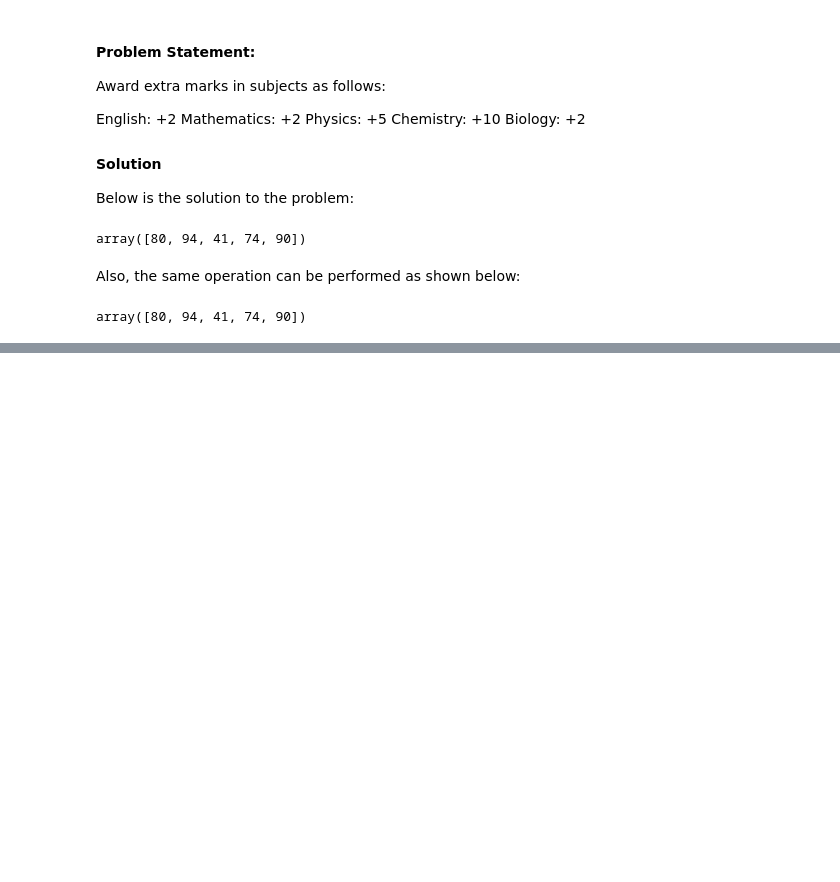
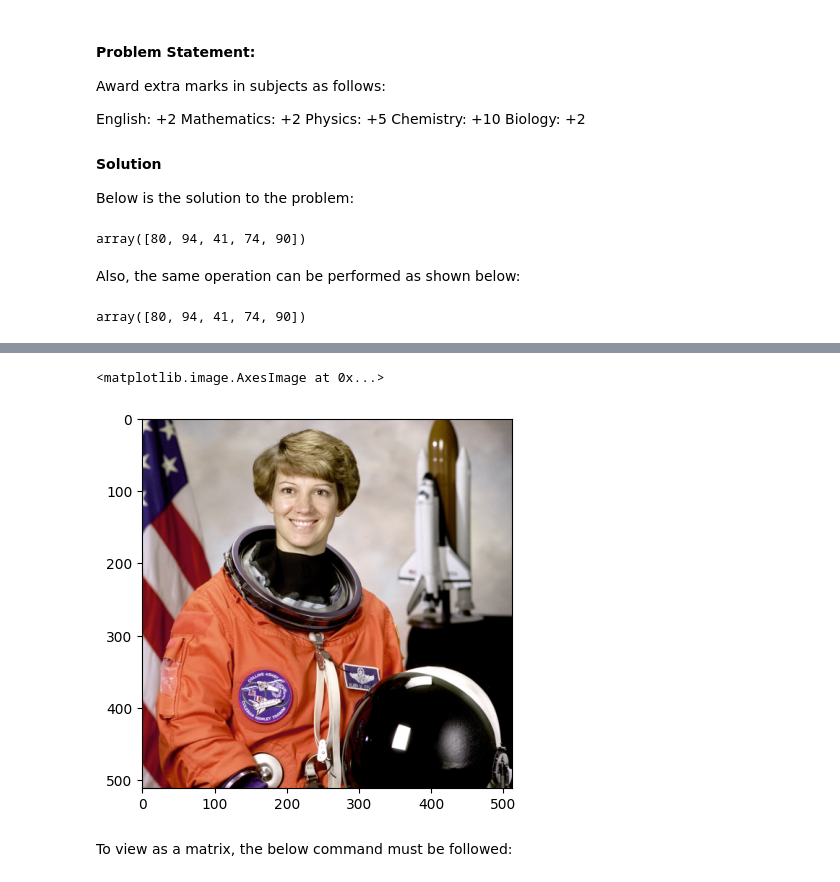
Before and after one commit to SHIVAM-MARS/Python, a Jupyter notebook: 3. Python Numpy/Infosys.ipynb, the cells around one changed output, grey strips where cells are left out. Drawn from its saved outputs; the diff is of its cells as text; code cells hidden in the pictures; blank space fills up the shorter version.

```diff
--- a/3. Python Numpy/Infosys.ipynb
+++ b/3. Python Numpy/Infosys.ipynb
@@ -619,0 +728,16 @@ In addition to arithmetic operations, several other mathemetical operations like
+# %%
+#Importing path and skimage i/o library
+import os
+from skimage.io import imread
+from skimage import data
+#reading the astronaut image
+img = imread(os.path.join(data_dir, 'astronaut.png'))
+# %%
+#Using matplotlib.pyplot to visualize the image
+import matplotlib.pyplot as plt
+plt.imshow(img)
+# %% [output]
+<matplotlib.image.AxesImage at 0x...>
+[figure, added]
+# %% [markdown]
+To view as a matrix, the below command must be followed:
```
Also changed, not shown: parts of 55 cells of this notebook, 2 other files.
